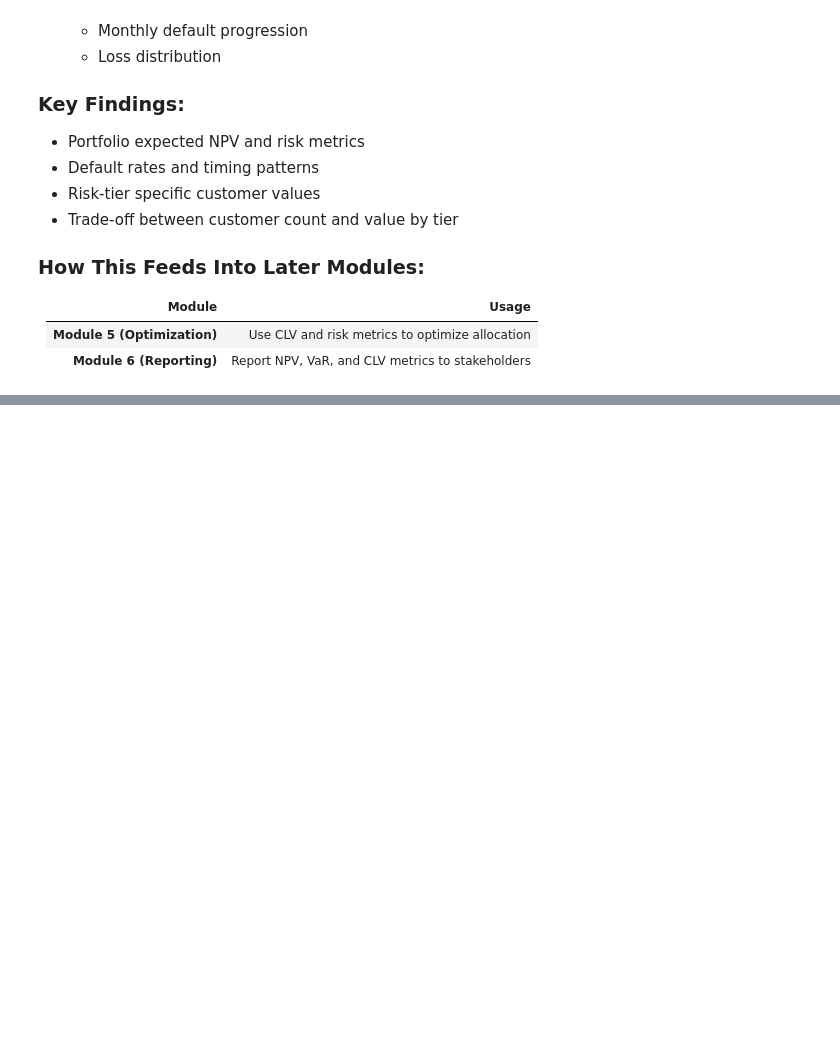
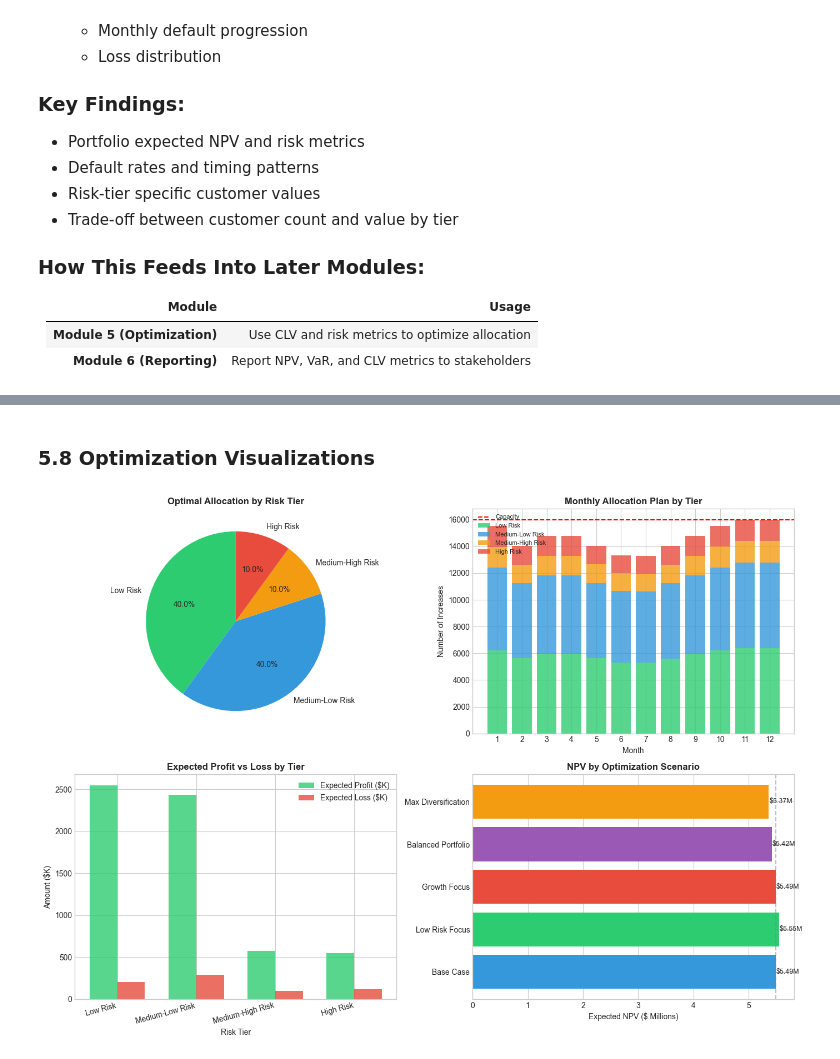
Before and after one commit to ashsweet/Loan_Limit_optimization, a Jupyter notebook: loan_limit_optimization.ipynb, the cells around one changed output, grey strips where cells are left out. Drawn from its saved outputs; the diff is of its cells as text; code cells hidden in the pictures; blank space fills up the shorter version.

Commit message:
module 5 is done

```diff
--- a/loan_limit_optimization.ipynb
+++ b/loan_limit_optimization.ipynb
@@ -4636,0 +5492,74 @@ Files generated:
+# %% [markdown]
+### 5.8 Optimization Visualizations
+# %%
+# ============================================================================
+# OPTIMIZATION VISUALIZATIONS
+# ============================================================================
+
+fig, axes = plt.subplots(2, 2, figsize=(14, 10))
+
+# 1. Optimal Allocation Pie Chart
+ax1 = axes[0, 0]
+allocations = list(results['optimal_allocation'].values())
+labels = list(results['optimal_allocation'].keys())
+colors = ['#2ecc71', '#3498db', '#f39c12', '#e74c3c']
+ax1.pie(allocations, labels=labels, autopct='%1.1f%%', colors=colors, startangle=90)
+ax1.set_title('Optimal Allocation by Risk Tier', fontsize=12, fontweight='bold')
+
+# 2. Monthly Increases by Tier (Stacked Bar)
+ax2 = axes[0, 1]
+months = monthly_plan_df['month']
+tier_columns = [col for col in monthly_plan_df.columns if '_increases' in col]
+bottom = np.zeros(len(months))
+
+for i, col in enumerate(tier_columns):
+    tier_name = col.replace('_increases', '').replace('_', ' ')
+    ax2.bar(months, monthly_plan_df[col], bottom=bottom, label=tier_name, color=colors[i], alpha=0.8)
+    bottom += monthly_plan_df[col].values
+
+ax2.axhline(y=config.monthly_capacity, color='red', linestyle='--', label='Capacity')
+ax2.set_xlabel('Month')
+ax2.set_ylabel('Number of Increases')
+ax2.set_title('Monthly Allocation Plan by Tier', fontsize=12, fontweight='bold')
+ax2.legend(loc='upper left', fontsize=8)
+ax2.set_xticks(months)
+
+# 3. Profit vs Risk by Tier
+ax3 = axes[1, 0]
+x_pos = np.arange(len(tier_summary_df))
+width = 0.35
+
+bars1 = ax3.bar(x_pos - width/2, tier_summary_df['expected_profit']/1000, width,
+                label='Expected Profit ($K)', color='#2ecc71', alpha=0.8)
+bars2 = ax3.bar(x_pos + width/2, tier_summary_df['expected_defaults']*config.loss_given_default/1000, width,
+                label='Expected Loss ($K)', color='#e74c3c', alpha=0.8)
+
+ax3.set_xlabel('Risk Tier')
+ax3.set_ylabel('Amount ($K)')
+ax3.set_title('Expected Profit vs Loss by Tier', fontsize=12, fontweight='bold')
+ax3.set_xticks(x_pos)
+ax3.set_xticklabels(tier_summary_df['tier_name'], rotation=15, ha='right')
+ax3.legend()
+
+# 4. Sensitivity Analysis - NPV Comparison
+ax4 = axes[1, 1]
+scenarios = sensitivity_df['Scenario']
+npvs = sensitivity_df['Expected NPV'] / 1e6  # Convert to millions
+
+bars = ax4.barh(scenarios, npvs, color=['#3498db', '#2ecc71', '#e74c3c', '#9b59b6', '#f39c12'])
+ax4.set_xlabel('Expected NPV ($ Millions)')
+ax4.set_title('NPV by Optimization Scenario', fontsize=12, fontweight='bold')
+ax4.axvline(x=npvs.iloc[0], color='gray', linestyle='--', alpha=0.5, label='Base Case')
+
+# Add value labels
+for bar, npv in zip(bars, npvs):
+    ax4.text(bar.get_width() + 0.01, bar.get_y() + bar.get_height()/2,
+             f'${npv:.2f}M', va='center', fontsize=9)
+
+plt.tight_layout()
+plt.savefig(MODULE5_OUTPUT / 'optimization_results.png', dpi=150, bbox_inches='tight')
+plt.show()
+
+logger.info('Optimization visualizations saved')
+# %% [output]
+[figure, added]
```
Also changed, not shown: parts of 22 cells of this notebook, 7 other files.
